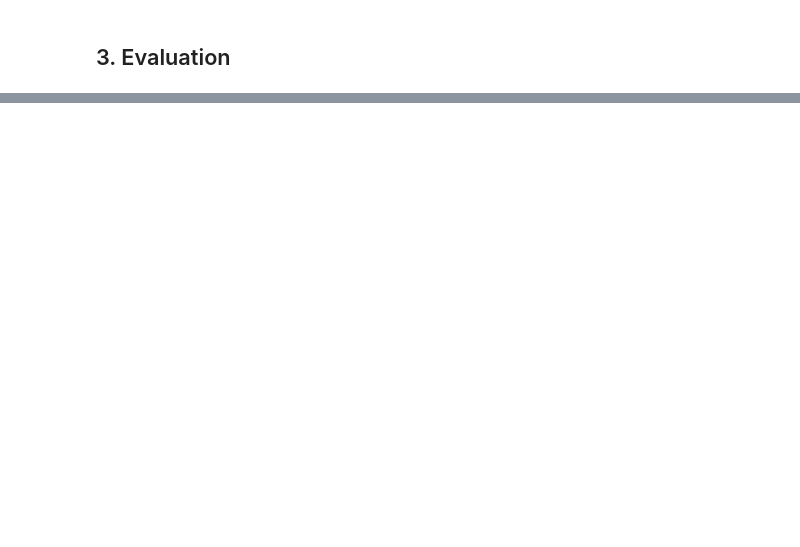
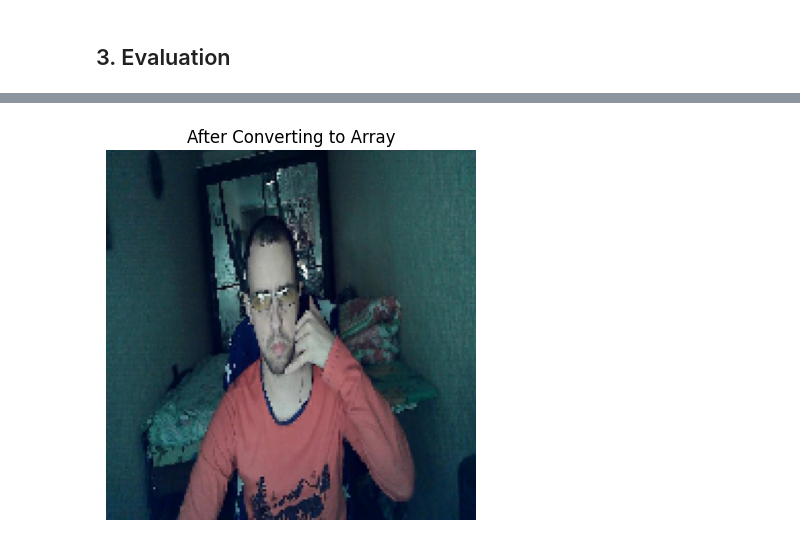
Before and after one commit to sandrewxu/DLwP2e, a Jupyter notebook: convnet.ipynb, the cells around one changed output, grey strips where cells are left out. Drawn from its saved outputs; the diff is of its cells as text; code cells hidden in the pictures; blank space fills up the shorter version.

```diff
--- a/convnet.ipynb
+++ b/convnet.ipynb
@@ -186,0 +204,29 @@ Epoch 1/100
+# %%
+# Define the image path
+img_dir = "data/hagrid_6k_2k_2k_seed1337/validation/call/0af8cf80-4ca2-44c3-accf-25cb3e9c21ea.jpg"
+
+# Step 1: Load the image with the target size
+img = image.load_img(img_dir, target_size=(180, 180))
+plt.imshow(img)
+plt.title("After Loading")
+plt.axis('off')  # Turn off the axis
+plt.show()
+
+# Step 2: Convert the image to a numpy array
+img_array = image.img_to_array(img)
+plt.imshow(img_array.astype('uint8'))
+plt.title("After Converting to Array")
+plt.axis('off')  # Turn off the axis
+plt.show()
+
+# Step 3: Normalize the image array
+img_tensor = np.expand_dims(img_array, axis=0)
+img_tensor /= 255.0
+
+# Display the image after normalization (Note: Normalized image values are not in the range for direct display)
+plt.imshow(img_tensor[0])
+plt.title("After Normalizing")
+plt.axis('off')  # Turn off the axis
+plt.show()
+# %% [output]
+[figure, added]
```
Also changed, not shown: parts of 11 cells of this notebook, 12 other files.
